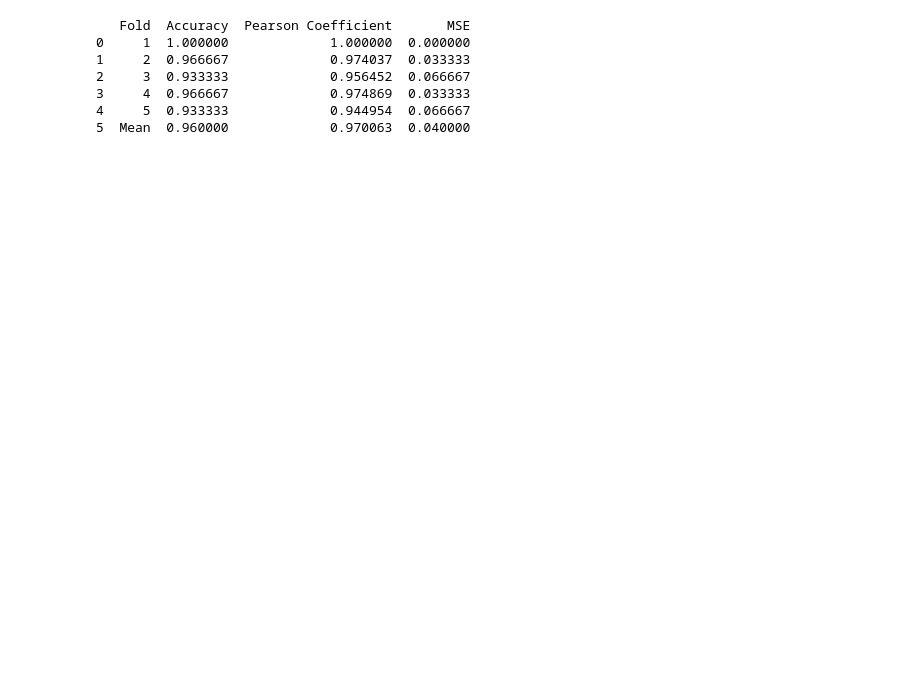
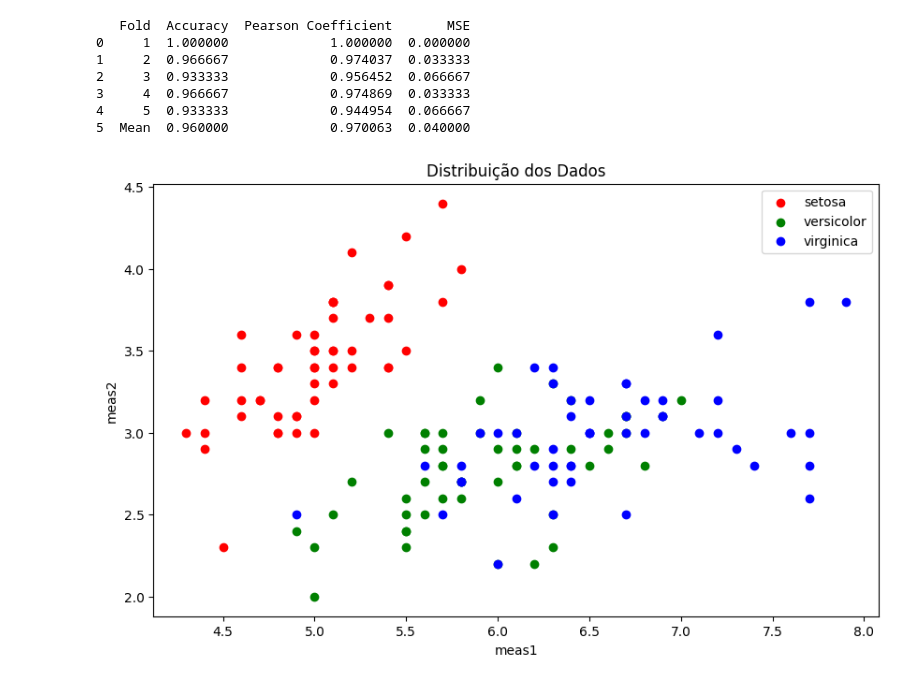
Before and after one commit to dgavieira/naive-bayes, a Jupyter notebook: notebooks/baseline.ipynb, the cells around one changed output. Drawn from its saved outputs; the diff is of its cells as text; code cells hidden in the pictures; blank space fills up the shorter version.

```diff
--- a/notebooks/baseline.ipynb
+++ b/notebooks/baseline.ipynb
@@ -81,3 +81,27 @@ print(results_df)
 3     4  0.966667             0.974869  0.033333
 4     5  0.933333             0.944954  0.066667
 5  Mean  0.960000             0.970063  0.040000
+# %%
+import matplotlib.pyplot as plt
+
+# Dividir os dados por classe
+setosa = df[df['species'] == 'setosa']
+versicolor = df[df['species'] == 'versicolor']
+virginica = df[df['species'] == 'virginica']
+
+# Criar o scatterplot
+plt.figure(figsize=(10, 6))
+plt.scatter(setosa['meas1'], setosa['meas2'], label='setosa', color='red')
+plt.scatter(versicolor['meas1'], versicolor['meas2'], label='versicolor', color='green')
+plt.scatter(virginica['meas1'], virginica['meas2'], label='virginica', color='blue')
+
+# Adicionar rótulos e título
+plt.xlabel('meas1')
+plt.ylabel('meas2')
+plt.title('Distribuição dos Dados')
+plt.legend()
+
+# Exibir o plot
+plt.show()
+# %% [output]
+[figure, added]
```
Also changed, not shown: parts of 5 cells of this notebook, 5 other files.
